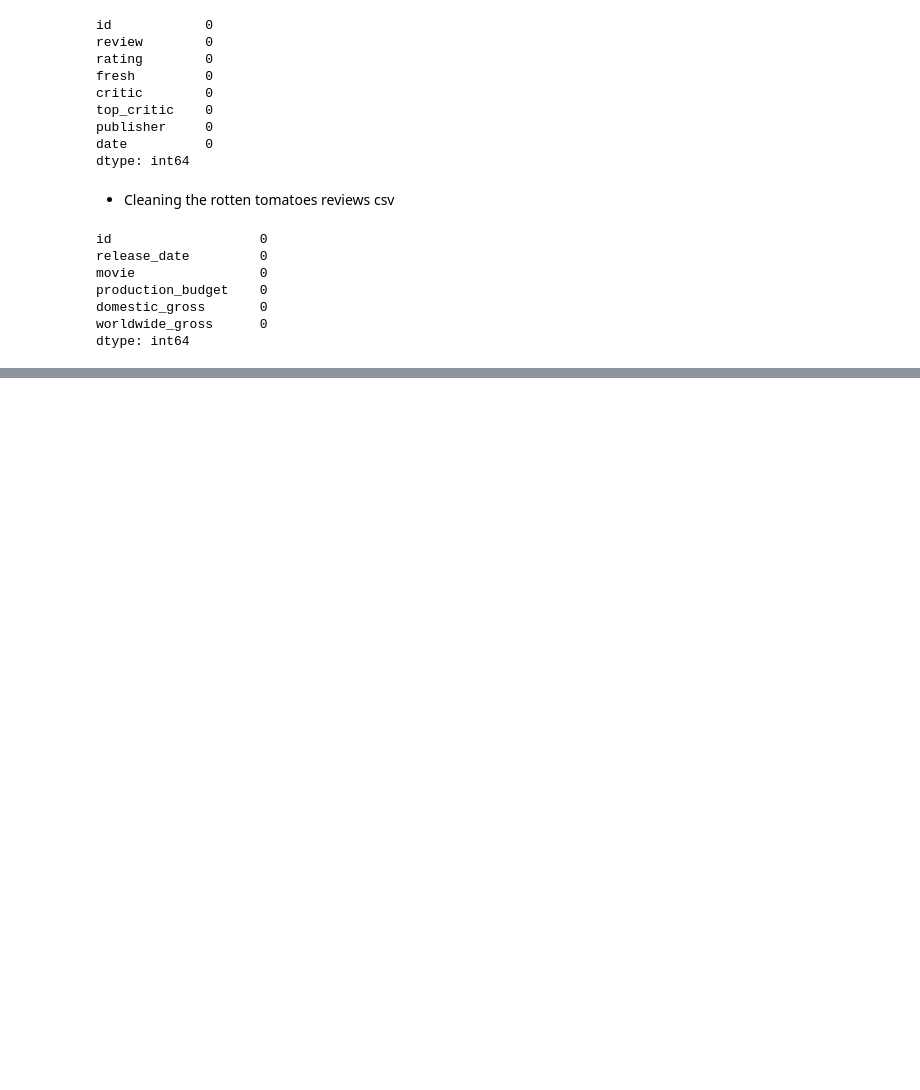
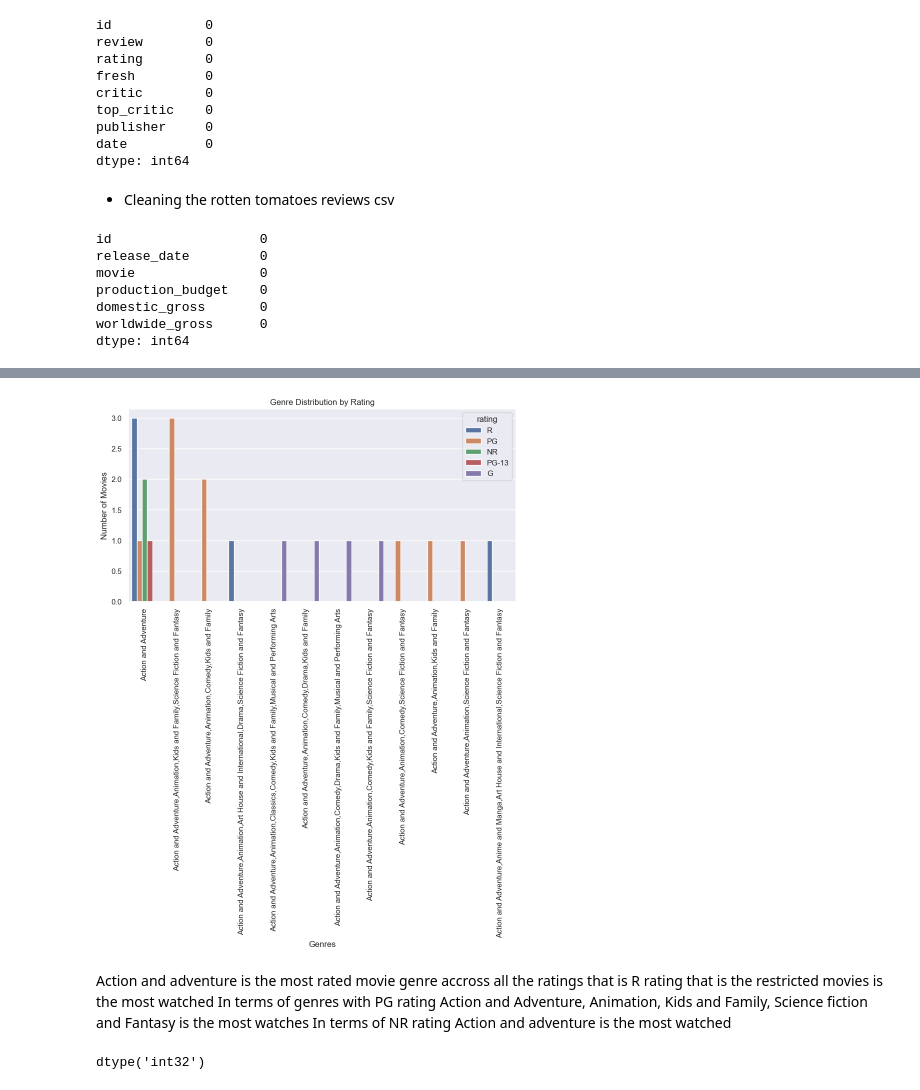
Before and after one commit to jameskatiba/Microsoft-Film-Recommendation-System, a Jupyter notebook: film.ipynb, the cells around one changed output, grey strips where cells are left out. Drawn from its saved outputs; the diff is of its cells as text; code cells hidden in the pictures; blank space fills up the shorter version.

```diff
--- a/film.ipynb
+++ b/film.ipynb
@@ -488,0 +566,6 @@ memory usage: 271.2+ KB
+# %%
+# Assuming movies_df is your DataFrame and it has columns 'genre' and 'rating'
+
+# Group by 'genre' and 'rating', and count the number of movies in each group
+grouped_df = movies_df.groupby(["genre", "rating"]).size().reset_index(name="count").head(15).sort_values(by ="count",ascending =False)
+grouped_df
@@ -488,0 +589,37 @@ memory usage: 271.2+ KB
+# %%
+# This is a barplot showing the relationship between genres and ratings in terms of wether rating is R, NR,PG, PG-13,G
+import seaborn as sns
+import matplotlib.pyplot as plt
+
+# Set Seaborn style
+sns.set(font_scale=1)
+fig, ax = plt.subplots(ncols=1, figsize=(10, 5))
+
+# Plot data
+# value_counts =
+sns.barplot(x="genre", y="count", hue="rating", data=grouped_df, ax=ax)
+
+# Customize appearance
+ax.tick_params(axis="x", labelrotation=90)
+ax.set_ylabel("Number of Movies")
+ax.set_xlabel("Genres")
+ax.set_title("Genre Distribution by Rating")
+
+# Set the context
+sns.set_context("paper")
+
+# Show the plot
+plt.show()
+# %% [output]
+[figure, added]
+# %% [markdown]
+Action and adventure is the most rated movie genre accross all the ratings that is R rating that is the restricted movies is the most watched
+In terms of genres with PG rating Action and Adventure, Animation, Kids and Family, Science fiction and Fantasy is the most watches
+In terms of NR rating Action and adventure is the most watched
+# %%
+# Clean the "runtime" column by removing the "minutes" and convert the datatype of "runtime" to string
+movies_df["runtime"] = movies_df["runtime"].str.replace("minutes","").astype(int)
+
+movies_df["runtime"].dtype
+# %% [output]
+dtype('int32')
```
Also changed, not shown: parts of 43 cells of this notebook.
